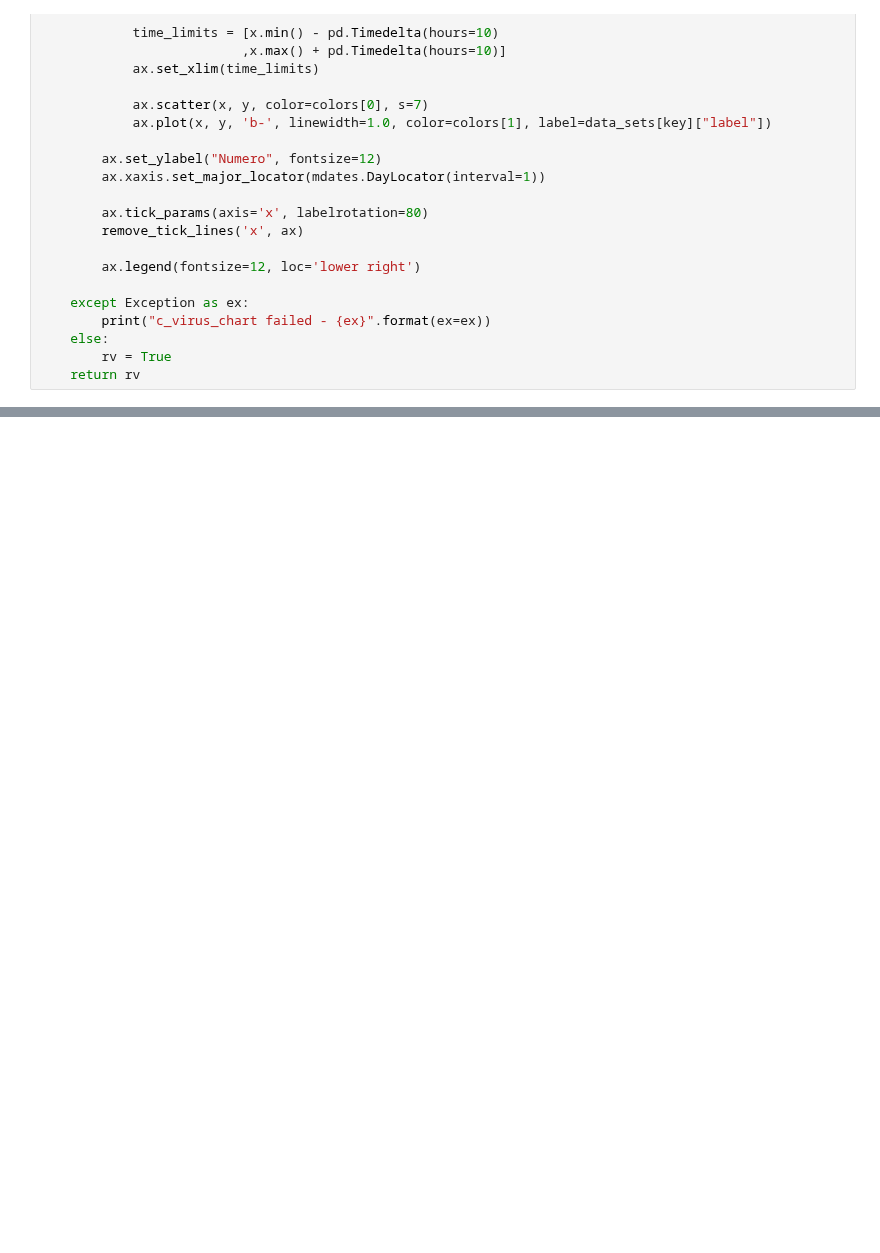
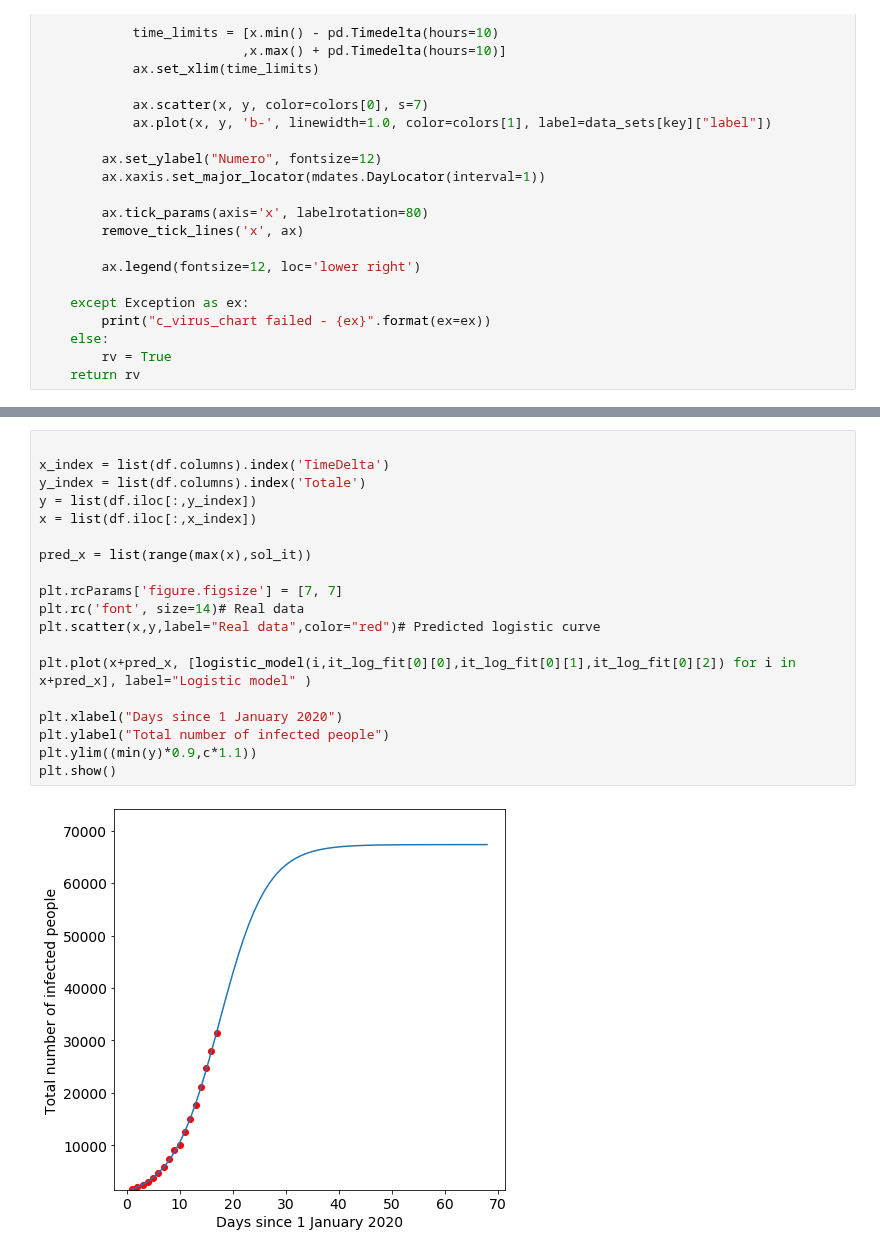
Before and after one commit to p-giovanni/Statistics, a Jupyter notebook: notebook/CoronaVirus.ipynb, the cells around one changed output, grey strips where cells are left out. Cells and saved outputs as stored; diff of their text form; blank space fills up the shorter version.

```diff
--- a/notebook/CoronaVirus.ipynb
+++ b/notebook/CoronaVirus.ipynb
@@ -506,0 +602,21 @@ plt.savefig(os.path.join(images_path,"covid19_composed_chart.png"))
+# %%
+
+x_index = list(df.columns).index('TimeDelta')
+y_index = list(df.columns).index('Totale')
+y = list(df.iloc[:,y_index])
+x = list(df.iloc[:,x_index])
+
+pred_x = list(range(max(x),sol_it))
+
+plt.rcParams['figure.figsize'] = [7, 7]
+plt.rc('font', size=14)# Real data
+plt.scatter(x,y,label="Real data",color="red")# Predicted logistic curve
+
+plt.plot(x+pred_x, [logistic_model(i,it_log_fit[0][0],it_log_fit[0][1],it_log_fit[0][2]) for i in x+pred_x], label="Logistic model" )
+
+plt.xlabel("Days since 1 January 2020")
+plt.ylabel("Total number of infected people")
+plt.ylim((min(y)*0.9,c*1.1))
+plt.show()
+# %% [output]
+[figure, added]
```
Also changed, not shown: parts of 13 cells of this notebook, 6 other files.
